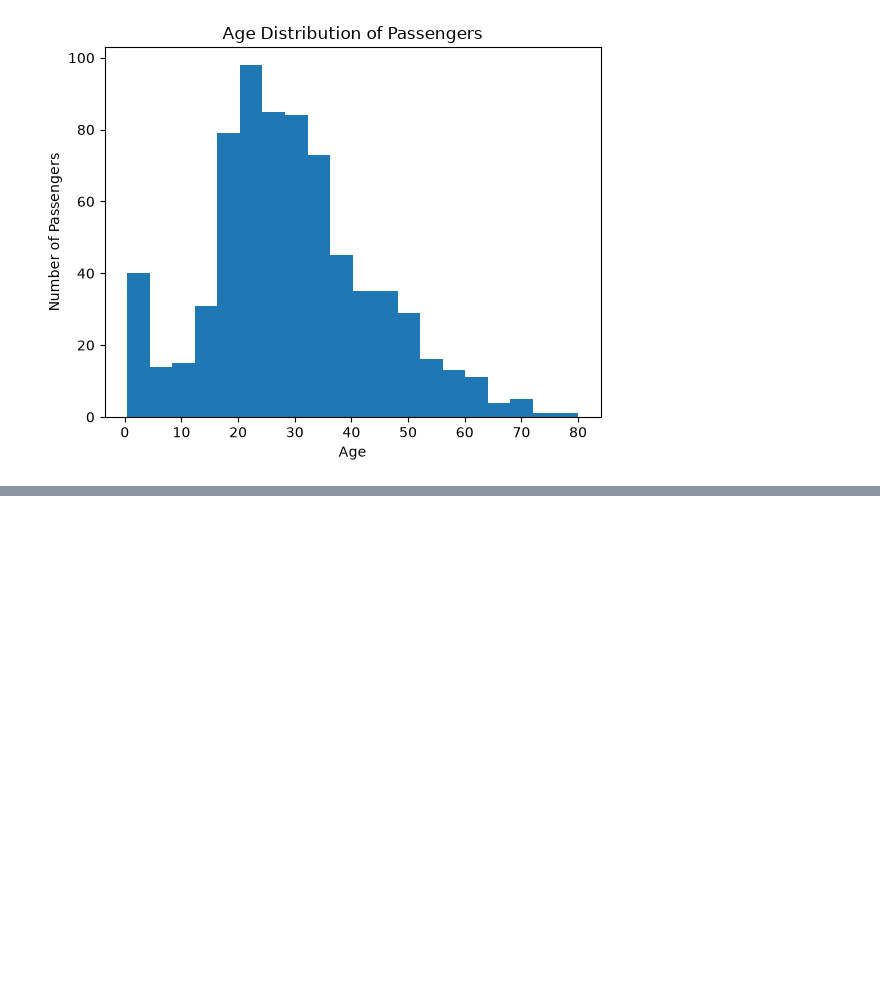
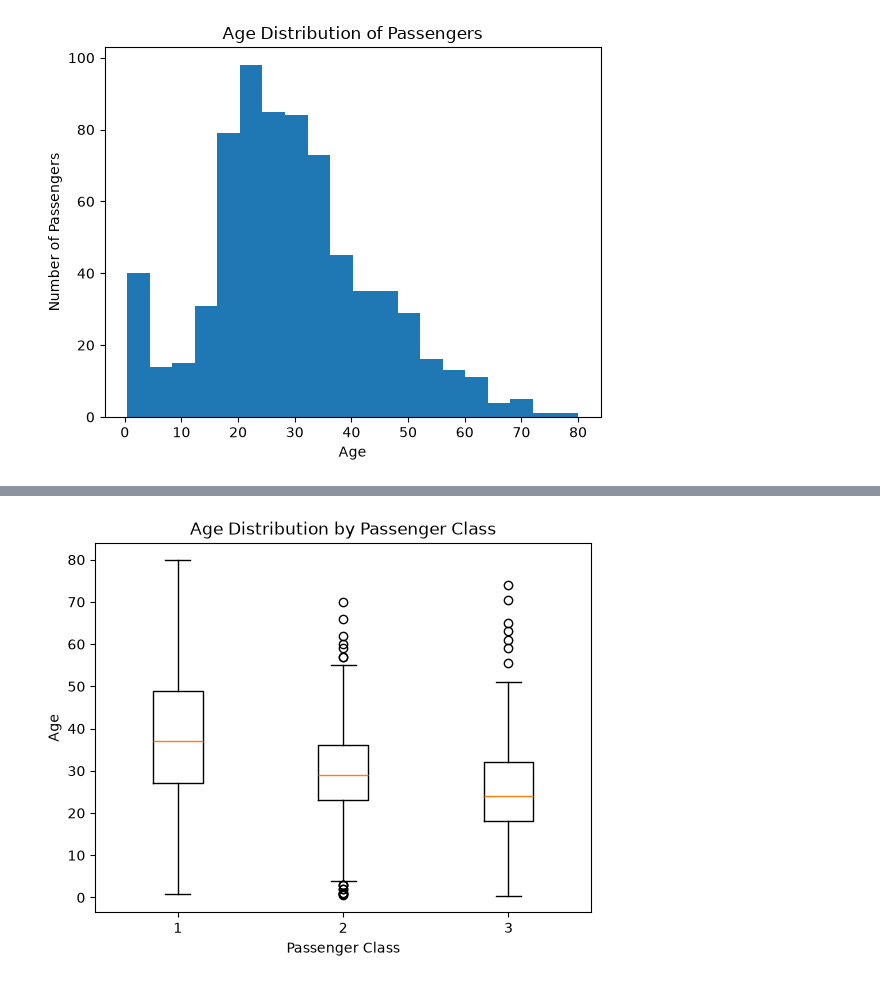
Before and after one commit to Harshit83183/Pythonn, a Jupyter notebook: Day_matplotlib.ipynb, the cells around one changed output, grey strips where cells are left out. Cells and saved outputs as stored; diff of their text form; code cells hidden in the pictures; blank space fills up the shorter version.

```diff
--- a/Day_matplotlib.ipynb
+++ b/Day_matplotlib.ipynb
@@ -213,0 +242,13 @@ plt.show()
+# %%
+age_data=[
+    data[data["Pclass"]==1]["Age"].dropna(),
+    data[data["Pclass"]==2]["Age"].dropna(),
+    data[data["Pclass"]==3]["Age"].dropna()
+]
+plt.boxplot(age_data)
+plt.title("Age Distribution by Passenger Class")
+plt.xlabel("Passenger Class")
+plt.ylabel("Age")
+plt.show()
+# %% [output]
+[figure, added]
```
Also changed, not shown: parts of 2 cells of this notebook.
